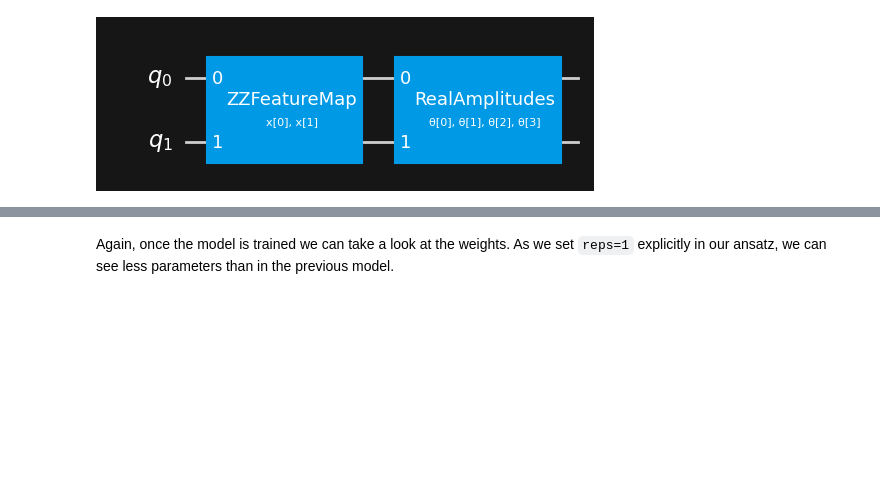
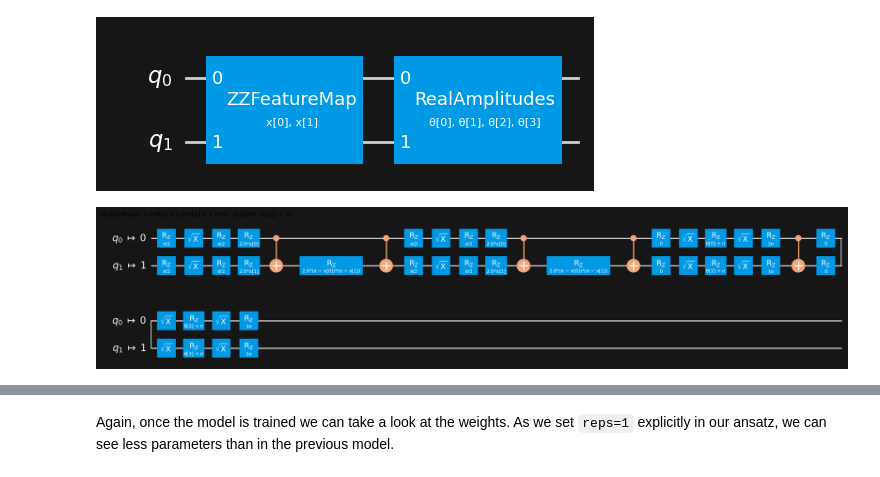
Before and after one commit to johannesgreiner/qiskit-machine-learning, a Jupyter notebook: docs/tutorials/02_neural_network_classifier_and_regressor.ipynb, the cells around one changed output, grey strips where cells are left out. Cells and saved outputs as stored; diff of their text form; code cells hidden in the pictures; blank space fills up the shorter version.

```diff
--- a/docs/tutorials/02_neural_network_classifier_and_regressor.ipynb
+++ b/docs/tutorials/02_neural_network_classifier_and_regressor.ipynb
@@ -144,3 +144,10 @@ array([ 0.86209107, -1.06526254, -0.10663602, -0.39086371,  1.0894299 ,
 
 Next we show how a `SamplerQNN` can be used for classification within a `NeuralNetworkClassifier`. In this context, the `SamplerQNN` is expected to return $d$-dimensional probability vector as output, where $d$ denotes the number of classes.
 The underlying `Sampler` primitive returns quasi-distributions of bit strings and we just need to define a mapping from the measured bitstrings to the different classes. For binary classification we use the parity mapping.
+# %%
+from qiskit_ibm_runtime import QiskitRuntimeService, Session
+service = QiskitRuntimeService(channel="ibm_quantum")
+sim = service.backend("ibmq_qasm_simulator")
+session = Session(backend=sim)
+# %%
+realbackend=service.least_busy(min_num_qubits=2, operational=True)
@@ -158,6 +172,13 @@ qc.append(ansatz, range(num_inputs))
 qc.decompose().draw(output="mpl")
 # %% [output]
 [figure]
+# %%
+from qiskit import transpile
+tr=transpile(qc,realbackend)
+# %%
+tr.draw(idle_wires=False)
+# %% [output]
+[figure, added]
 # %%
 # parity maps bitstrings to 0 or 1
 def parity(x):
```
Also changed, not shown: parts of 11 cells of this notebook.
